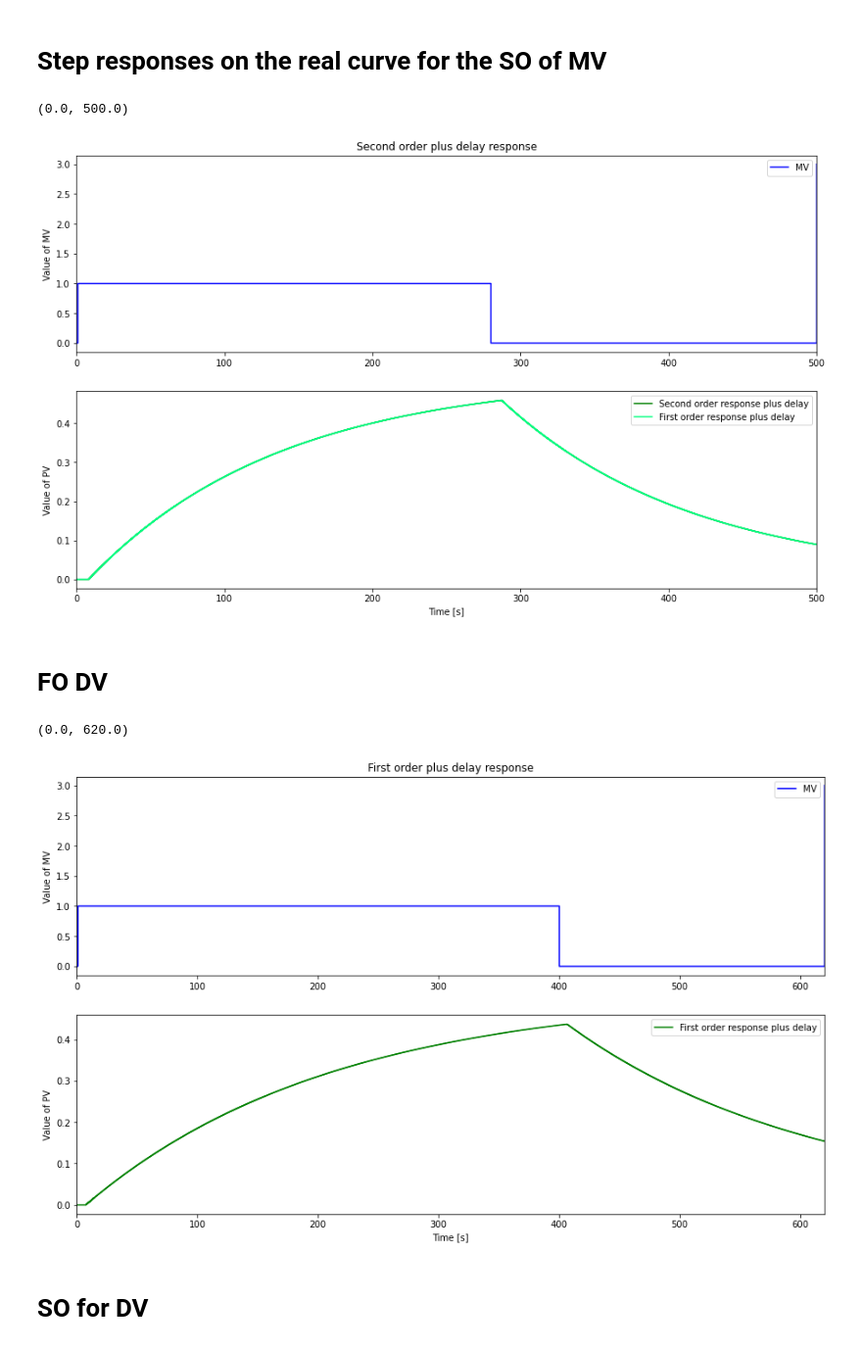
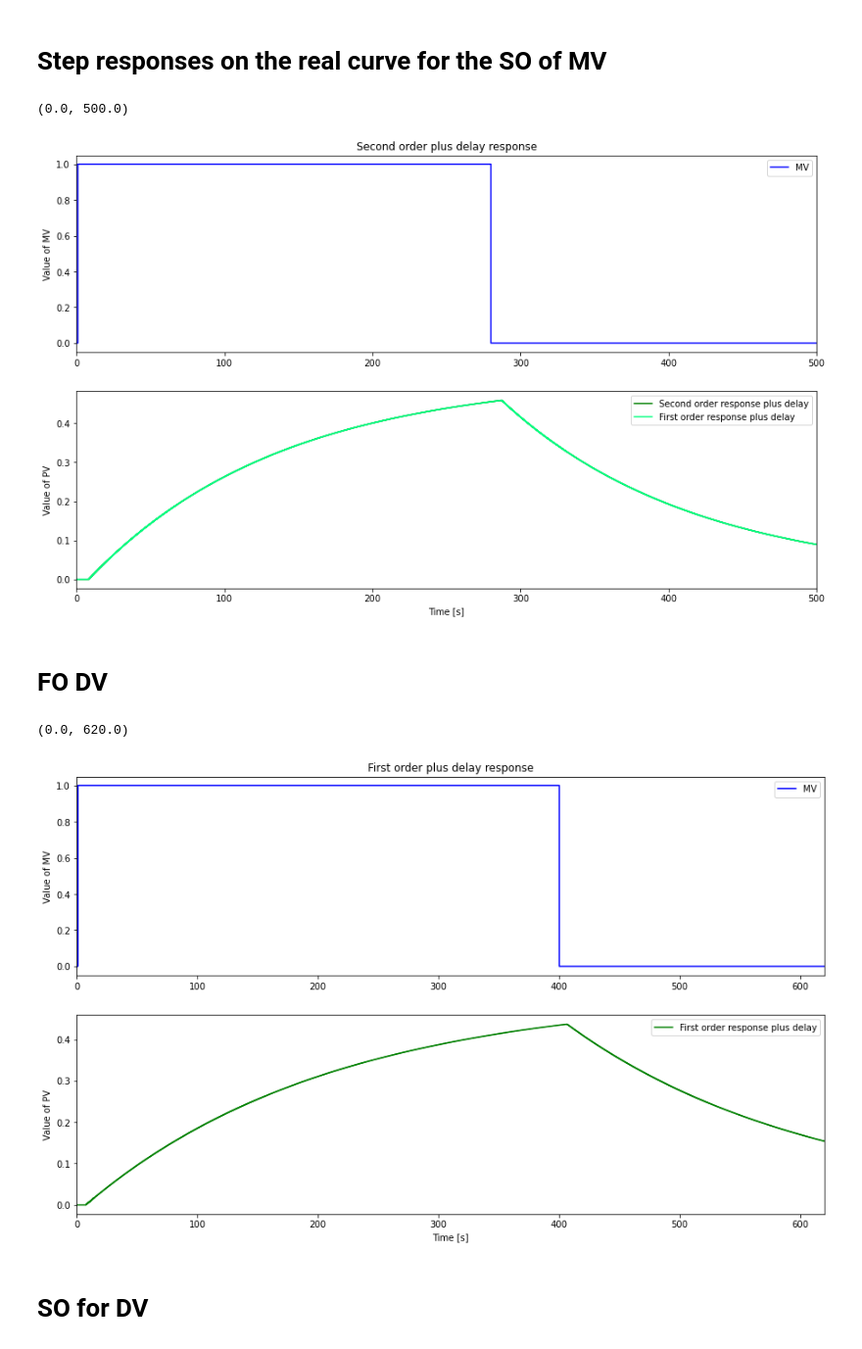
Before and after one commit to jmimassi/Control-Theory, a Jupyter notebook: Simulation_OLP.ipynb, the cells around one changed output. Shown at 98% size. Saved outputs shown, nothing was run; the diff lists cells and outputs as text; code cells hidden in the pictures.

```diff
--- a/Simulation_OLP.ipynb
+++ b/Simulation_OLP.ipynb
@@ -158,7 +158,7 @@ Ts = 0.1
 N = int(TSim/Ts) + 1
 
 # Path for MV
-MVPath = {0: 0, 1:1 ,280: 0, TSim: 3}
+MVPath = {0: 0, 1:1 ,280: 0, TSim: 0}
 
 t = []
 MV = []
@@ -209,7 +209,7 @@ Ts = 0.1
 N = int(TSim/Ts) + 1
 
 # Path for MV
-MVPath = {0: 0, 1:1 ,280: 0, TSim: 3}
+MVPath = {0: 0, 1:1 ,280: 0, TSim: 0}
 
 t = []
 MV = []
@@ -245,7 +245,7 @@ plt.legend(loc='best')
 plt.xlim([0, TSim])
 # %% [output]
 (0.0, 500.0)
-[figure, old version]
+[figure, new version]
 # %% [markdown]
 # FO DV
 # %%
@@ -262,7 +262,7 @@ Ts = 0.1
 N = int(TSim/Ts) + 1
 
 # Path for MV
-MVPath = {0: 0, 1:1 ,400: 0, TSim: 3}
+MVPath = {0: 0, 1:1 ,400: 0, TSim: 0}
 
 t = []
 MV = []
@@ -277,34 +277,34 @@ for i in range(0,N):
     t.append(i*Ts)
     SelectPath_RT(MVPath,t,MV)
 
 PV = FOPDT(MV,Kp,T,theta,Ts)
 PV2 = FOPDT(MV,Kp+1,T,theta,Ts)
 
 plt.figure(figsize = (15,9))
 
 plt.subplot(2,1,1)
 plt.step(t,MV,'b-',label='MV',where='post')
 plt.ylabel('Value of MV')
 plt.title('First order plus delay response')
 plt.legend(loc='best')
 plt.xlim([0, TSim])
 
 plt.subplot(2,1,2)
 plt.step(t,PV,'g-',label='First order response plus delay',where='post')
 plt.ylabel('Value of PV')
 plt.xlabel('Time [s]')
 plt.legend(loc='best')
 plt.xlim([0, TSim])
 
 #plt.subplot(2,1,2)
 #plt.step(t,PV2,'g-',label='First order response plus delay',where='post')
 #plt.ylabel('Value of PV')
 #plt.xlabel('Time [s]')
 #plt.legend(loc='best')
 #plt.xlim([0, TSim])
 # %% [output]
 (0.0, 620.0)
-[figure, old version]
+[figure, new version]
 # %% [markdown]
 # SO for DV
 # %%
```
Also changed, not shown: parts of 13 cells of this notebook, 2 other files.
